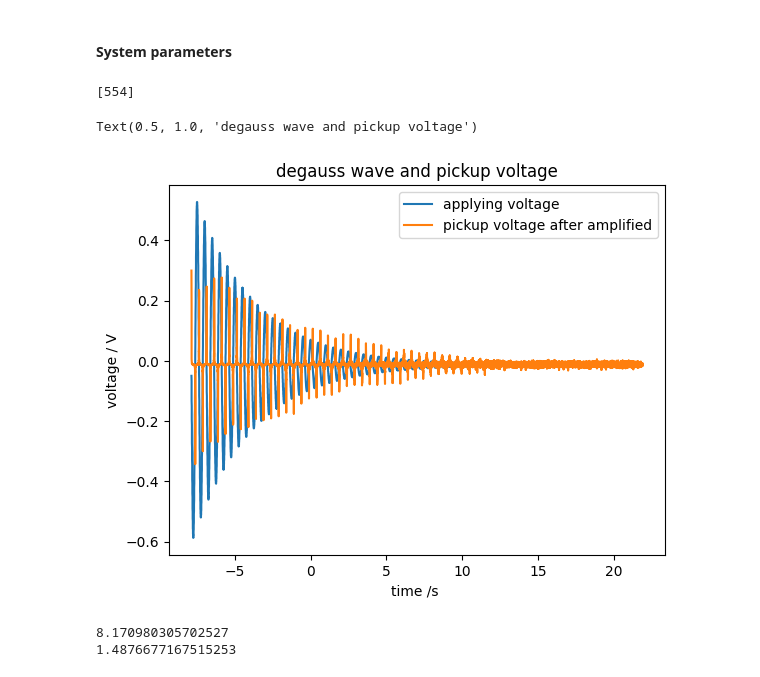
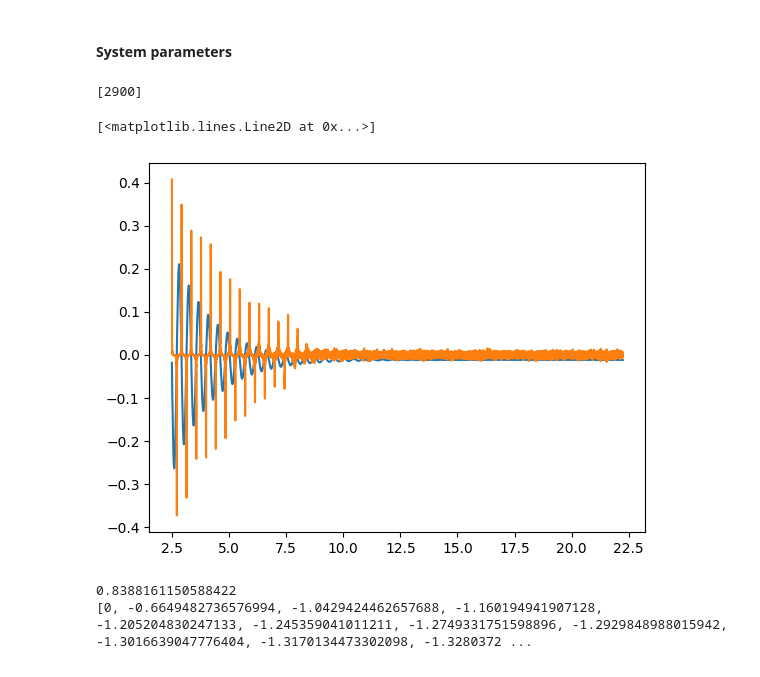
Before and after one commit to yyhshdu1/new_cavity, a Jupyter notebook: windfreak/degauss_hysteresis.ipynb, the cells around one changed output. Saved outputs shown, nothing was run; the diff lists cells and outputs as text; code cells hidden in the pictures.

```diff
--- a/windfreak/degauss_hysteresis.ipynb
+++ b/windfreak/degauss_hysteresis.ipynb
@@ -30,14 +33,14 @@ T = 30       # deguass time
 gain = 20
 # %%
-data =  pd.read_csv("1Vpp2Hz-0002off.csv")
+data =  pd.read_csv("0.1Vpp2Hz-4.43off_3_14_2024.csv")
 mea_time = np.array(data.Time)
 dt = (mea_time[-1] - mea_time[0])/len(mea_time)
 N_data  = int((T - 1/fre)/dt)
 Vin = np.array(data.ChannelA)
 Vpick = np.array(data.ChannelB)
-peaks,_ = find_peaks(Vpick,distance=500,height= max(Vpick)*0.99)
+peaks,_ = find_peaks(Vpick,distance=500,height= max(Vpick)*0.9)
 print(peaks)
 # %% [output]
-[554]
+[2900]
 # %%
 time_uesd = mea_time[peaks[0]:peaks[0] + N_data]
@@ -48,13 +51,9 @@ Vpick_used = Vpick[peaks[0]:peaks[0] + N_data]
-# %%
-plt.plot(time_uesd,I, label = "applying voltage" )
-plt.plot(time_uesd,Vpick_used, label = "pickup voltage after amplified")
-plt.legend()
-plt.xlabel("time /s ")
-plt.ylabel("voltage / V")
-plt.title("degauss wave and pickup voltage")
-# %% [output]
-Text(0.5, 1.0, 'degauss wave and pickup voltage')
-[figure, removed]
+# %%
+plt.plot(time_uesd,I)
+plt.plot(time_uesd,Vpick_used)
+# %% [output]
+[<matplotlib.lines.Line2D at 0x...>]
+[figure, added]
 # %%
 B = []
 B_int = []
@@ -62,10 +61,10 @@ Bini = [0]
 dB = -1 * np.array(Vpick_used)/Ac/N/gain
 print(np.mean(dB[-1000:-1]))
 for a in dB:
-        Bini.append(Bini[-1] + (a-np.mean(dB[-2000:-1]))* dt )
-B.append(Bini[1:])
-print(max(B[0])-min(B[0])/2)
+        Bini.append(Bini[-1] + (a - np.mean(dB[-1000:-1])+0.006)* dt )
+B.append(Bini)
+print(B[0])
 # %% [output]
-8.170980305702527
-1.4876677167515253
+0.8388161150588422
+[0, -0.6649482736576994, -1.0429424462657688, -1.160194941907128, -1.205204830247133, -1.245359041011211, -1.2749331751598896, -1.2929848988015942, -1.3016639047776404, -1.3170134473302098, -1.3280372 ...
 # %%
```
Also changed, not shown: parts of 9 cells of this notebook, 12 other files.
